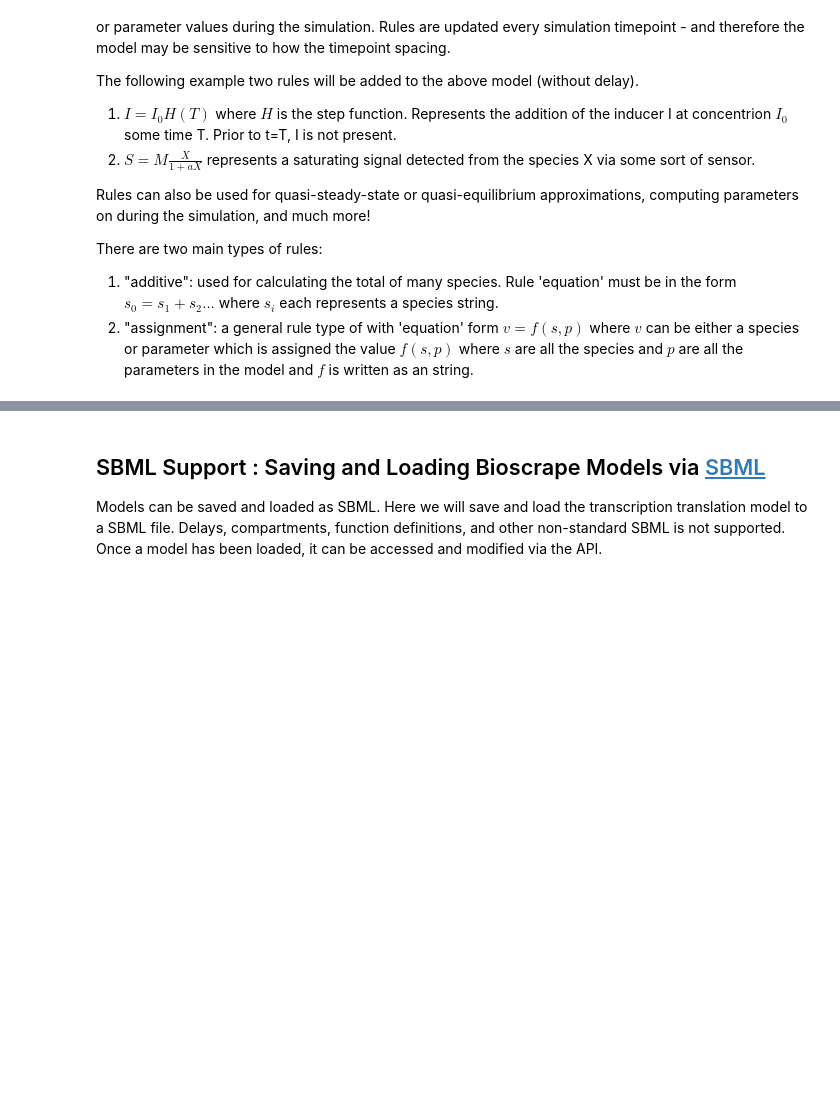
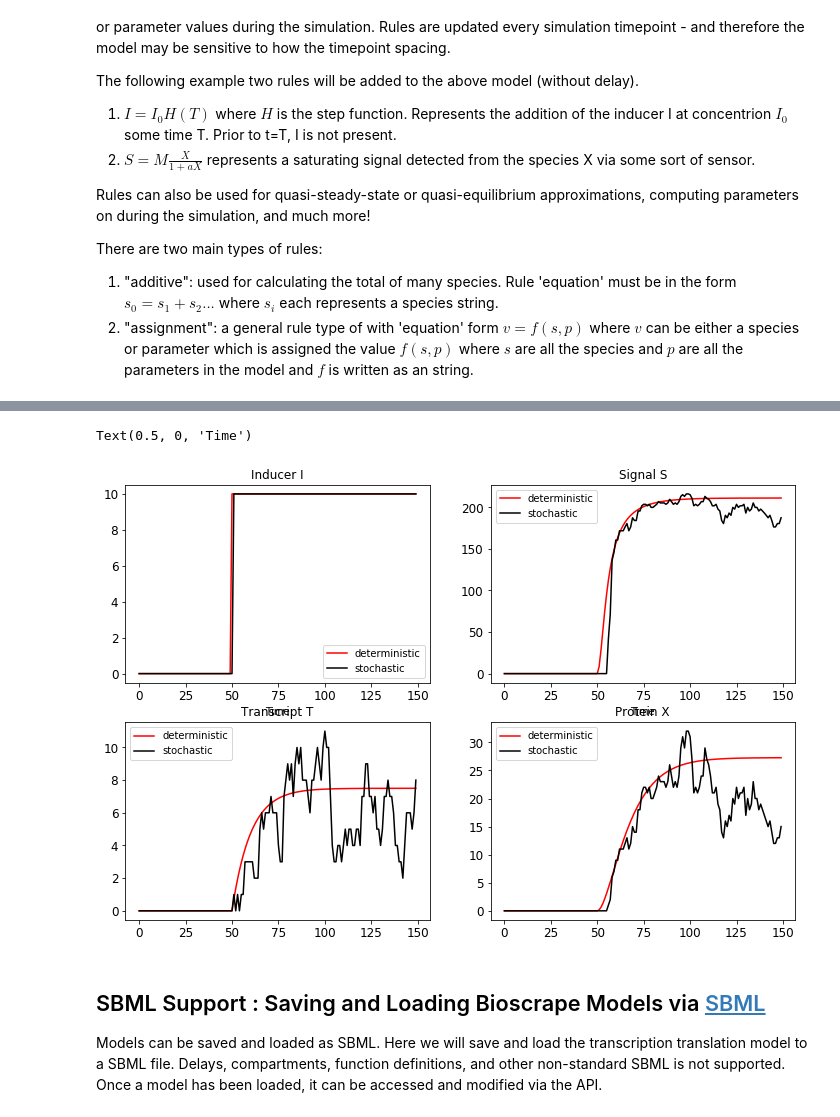
Before and after one commit to biocircuits/bioscrape, a Jupyter notebook: examples/Basic Examples - START HERE.ipynb, the cells around one changed output, grey strips where cells are left out. Cells and saved outputs as stored; diff of their text form; code cells hidden in the pictures; blank space fills up the shorter version.

```diff
--- a/examples/Basic Examples - START HERE.ipynb
+++ b/examples/Basic Examples - START HERE.ipynb
@@ -217,3 +241,54 @@ Text(0.5, 0, 'Time')
+# %%
+M.write_bioscrape_xml('models/txtl_model.xml')
+# f = open('models/txtl_model.xml')
+# print("Bioscrape Model XML:\n", f.read())
+
+M_loaded = Model('models/txtl_model.xml')
+
+#Change the induction time
+#NOTE That changing a model loaded from xml will not change the underlying XML.
+M_loaded.set_parameter("T_I0", 50)
+M_loaded.write_bioscrape_xml('models/txtl_model_bioscrape.xml')
+
+# f = open('models/txtl_model_bs.xml')
+# print("Bioscrape Model XML:\n", f.read())
+#Simulate the Model deterministically
+timepoints = np.arange(0, 150, 1.0)
+results_det = py_simulate_model(timepoints, Model = M_loaded) #Returns a Pandas DataFrame
+
+#Simulate the Model Stochastically
+results_stoch = py_simulate_model(timepoints, Model = M_loaded, stochastic = True)
+
+#Plot the results
+plt.figure(figsize = (12, 8))
+plt.subplot(223)
+plt.title("Transcript T")
+plt.plot(timepoints, results_det["T"], label = "deterministic")
+plt.plot(timepoints, results_stoch["T"], label = "stochastic")
+plt.legend()
+
+plt.subplot(224)
+plt.title("Protein X")
+plt.plot(timepoints, results_det["X"], label = "deterministic")
+plt.plot(timepoints, results_stoch["X"], label = "stochastic")
+plt.legend()
+
+plt.subplot(221)
+plt.title("Inducer I")
+plt.plot(timepoints, results_det["I"], label = "deterministic")
+plt.plot(timepoints, results_stoch["I"], label = "stochastic")
+plt.legend()
+plt.xlabel("Time")
+
+plt.subplot(222)
+plt.title("Signal S")
+plt.plot(timepoints, results_det["S"], label = "deterministic")
+plt.plot(timepoints, results_stoch["S"], label = "stochastic")
+plt.legend()
+plt.xlabel("Time")
+# %% [output]
+Text(0.5, 0, 'Time')
+[figure, added]
 # %% [markdown]
 ## SBML Support : Saving and Loading Bioscrape Models via [SBML](http://sbml.org)
 Models can be saved and loaded as SBML. Here we will save and load the transcription translation model to a SBML file. Delays, compartments, function definitions, and other non-standard SBML is not supported.
```
Also changed, not shown: parts of 9 cells of this notebook, 4 other files.
